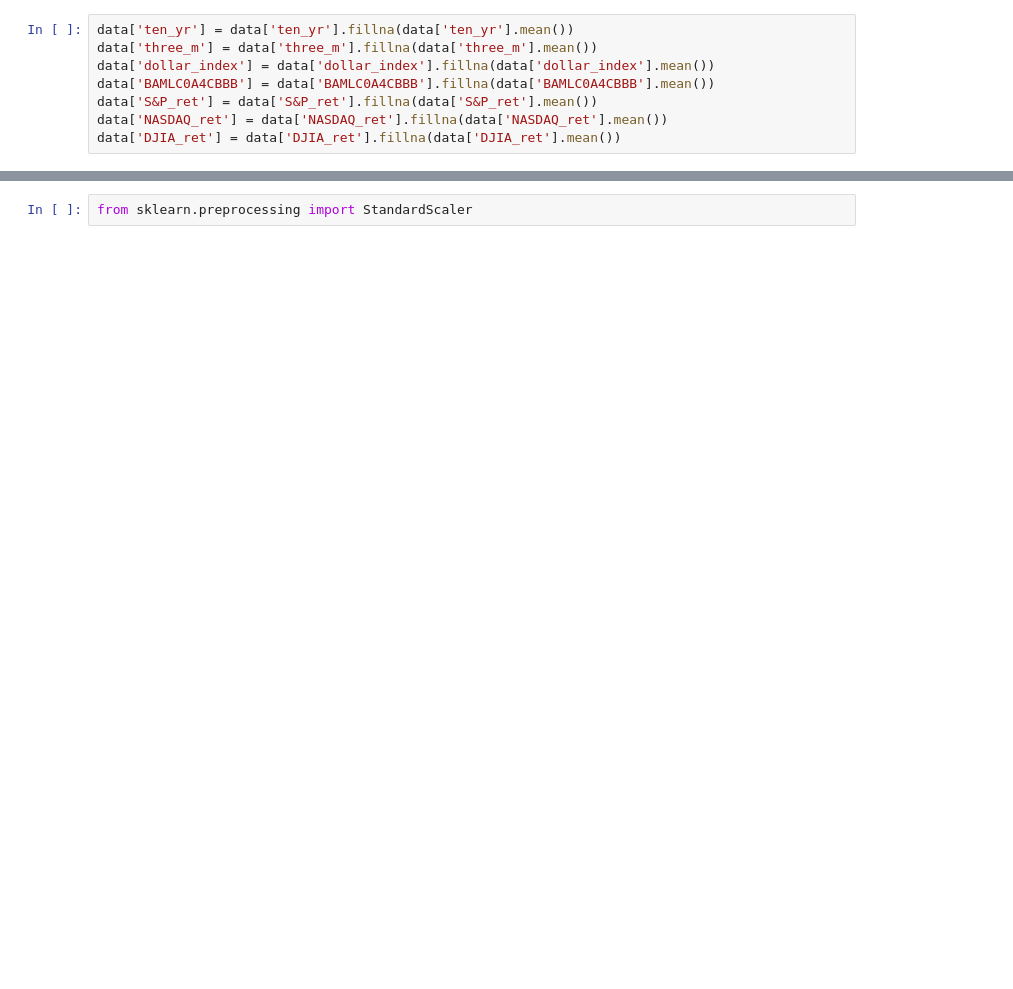
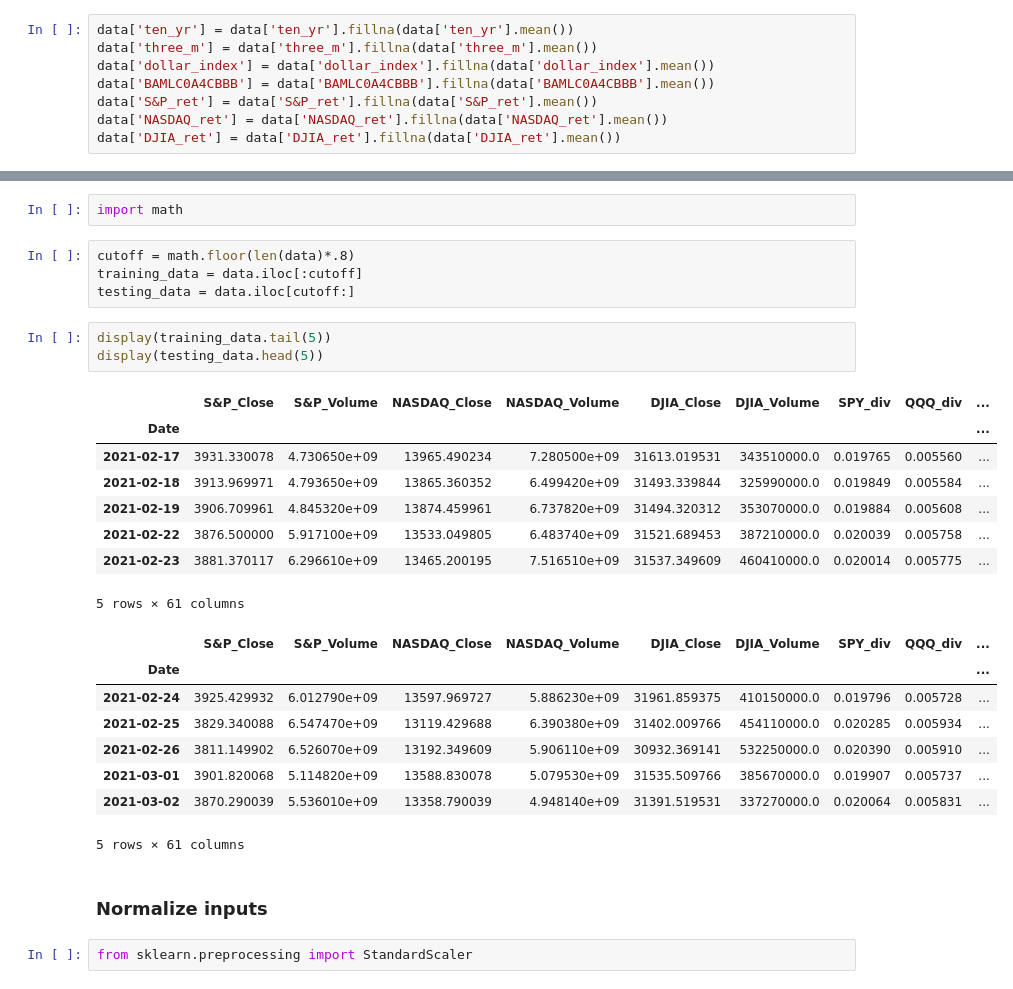
Before and after one commit to liamcampbell-png/CMEFuturesChallenge, a Jupyter notebook: CMEFuturesChallenge.ipynb, the cells around one changed output, grey strips where cells are left out. Saved outputs shown, nothing was run; the diff lists cells and outputs as text; blank space fills up the shorter version.

```diff
--- a/CMEFuturesChallenge.ipynb
+++ b/CMEFuturesChallenge.ipynb
@@ -351,3 +434,31 @@ Let's normalize our input values
+# %%
+import math
+# %%
+cutoff = math.floor(len(data)*.8)
+training_data = data.iloc[:cutoff]
+testing_data = data.iloc[cutoff:]
+# %%
+display(training_data.tail(5))
+display(testing_data.head(5))
+# %% [output]
+|  | S&P_Close | S&P_Volume | NASDAQ_Close | NASDAQ_Volume | DJIA_Close | DJIA_Volume | SPY_div | QQQ_div | ... |
+| Date |  |  |  |  |  |  |  |  | ... |
+| 2021-02-17 | 3931.330078 | 4.730650e+09 | 13965.490234 | 7.280500e+09 | 31613.019531 | 343510000.0 | 0.019765 | 0.005560 | ... |
+| 2021-02-18 | 3913.969971 | 4.793650e+09 | 13865.360352 | 6.499420e+09 | 31493.339844 | 325990000.0 | 0.019849 | 0.005584 | ... |
+| 2021-02-19 | 3906.709961 | 4.845320e+09 | 13874.459961 | 6.737820e+09 | 31494.320312 | 353070000.0 | 0.019884 | 0.005608 | ... |
+| 2021-02-22 | 3876.500000 | 5.917100e+09 | 13533.049805 | 6.483740e+09 | 31521.689453 | 387210000.0 | 0.020039 | 0.005758 | ... |
+| 2021-02-23 | 3881.370117 | 6.296610e+09 | 13465.200195 | 7.516510e+09 | 31537.349609 | 460410000.0 | 0.020014 | 0.005775 | ... |
+5 rows × 61 columns
+|  | S&P_Close | S&P_Volume | NASDAQ_Close | NASDAQ_Volume | DJIA_Close | DJIA_Volume | SPY_div | QQQ_div | ... |
+| Date |  |  |  |  |  |  |  |  | ... |
+| 2021-02-24 | 3925.429932 | 6.012790e+09 | 13597.969727 | 5.886230e+09 | 31961.859375 | 410150000.0 | 0.019796 | 0.005728 | ... |
+| 2021-02-25 | 3829.340088 | 6.547470e+09 | 13119.429688 | 6.390380e+09 | 31402.009766 | 454110000.0 | 0.020285 | 0.005934 | ... |
+| 2021-02-26 | 3811.149902 | 6.526070e+09 | 13192.349609 | 5.906110e+09 | 30932.369141 | 532250000.0 | 0.020390 | 0.005910 | ... |
+| 2021-03-01 | 3901.820068 | 5.114820e+09 | 13588.830078 | 5.079530e+09 | 31535.509766 | 385670000.0 | 0.019907 | 0.005737 | ... |
+| 2021-03-02 | 3870.290039 | 5.536010e+09 | 13358.790039 | 4.948140e+09 | 31391.519531 | 337270000.0 | 0.020064 | 0.005831 | ... |
+5 rows × 61 columns
+# %% [markdown]
+### Normalize inputs
 # %%
 from sklearn.preprocessing import StandardScaler
 # %%
```
Also changed, not shown: parts of 34 cells of this notebook.
